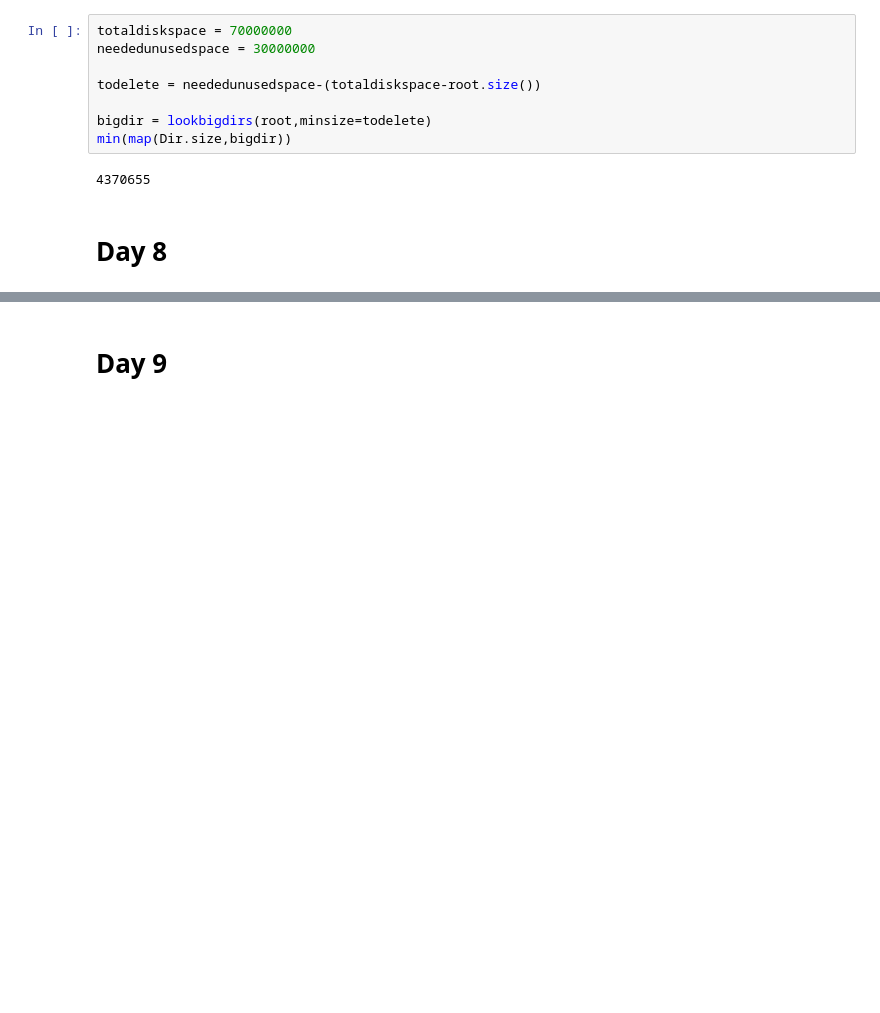
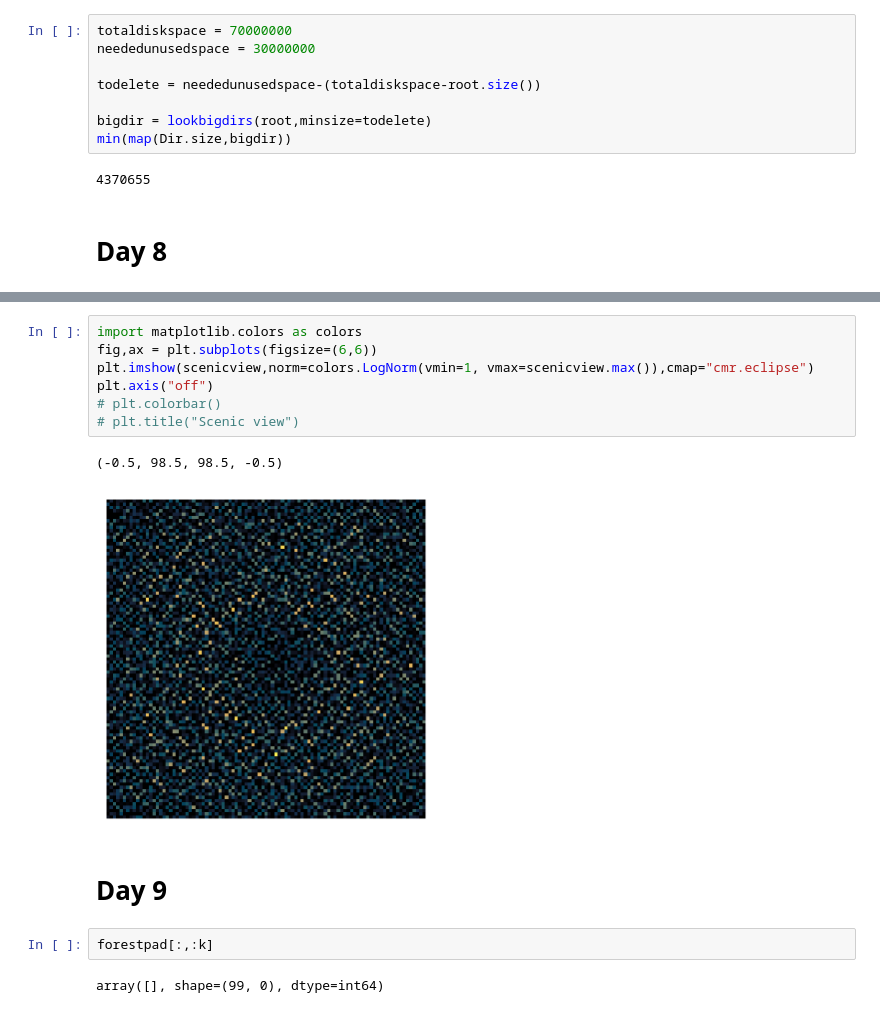
Before and after one commit to acpetit/AoC2022, a Jupyter notebook: AoC2022.ipynb, the cells around one changed output, grey strips where cells are left out. Cells and saved outputs as stored; diff of their text form; blank space fills up the shorter version.

```diff
--- a/AoC2022.ipynb
+++ b/AoC2022.ipynb
@@ -262,2 +328,16 @@ min(map(Dir.size,bigdir))
+# %%
+import matplotlib.colors as colors
+fig,ax = plt.subplots(figsize=(6,6))
+plt.imshow(scenicview,norm=colors.LogNorm(vmin=1, vmax=scenicview.max()),cmap="cmr.eclipse")
+plt.axis("off")
+# plt.colorbar()
+# plt.title("Scenic view")
+# %% [output]
+(-0.5, 98.5, 98.5, -0.5)
+[figure, added]
 # %% [markdown]
 # Day 9
+# %%
+forestpad[:,:k]
+# %% [output]
+array([], shape=(99, 0), dtype=int64)
```
Also changed, not shown: parts of 7 cells of this notebook.
